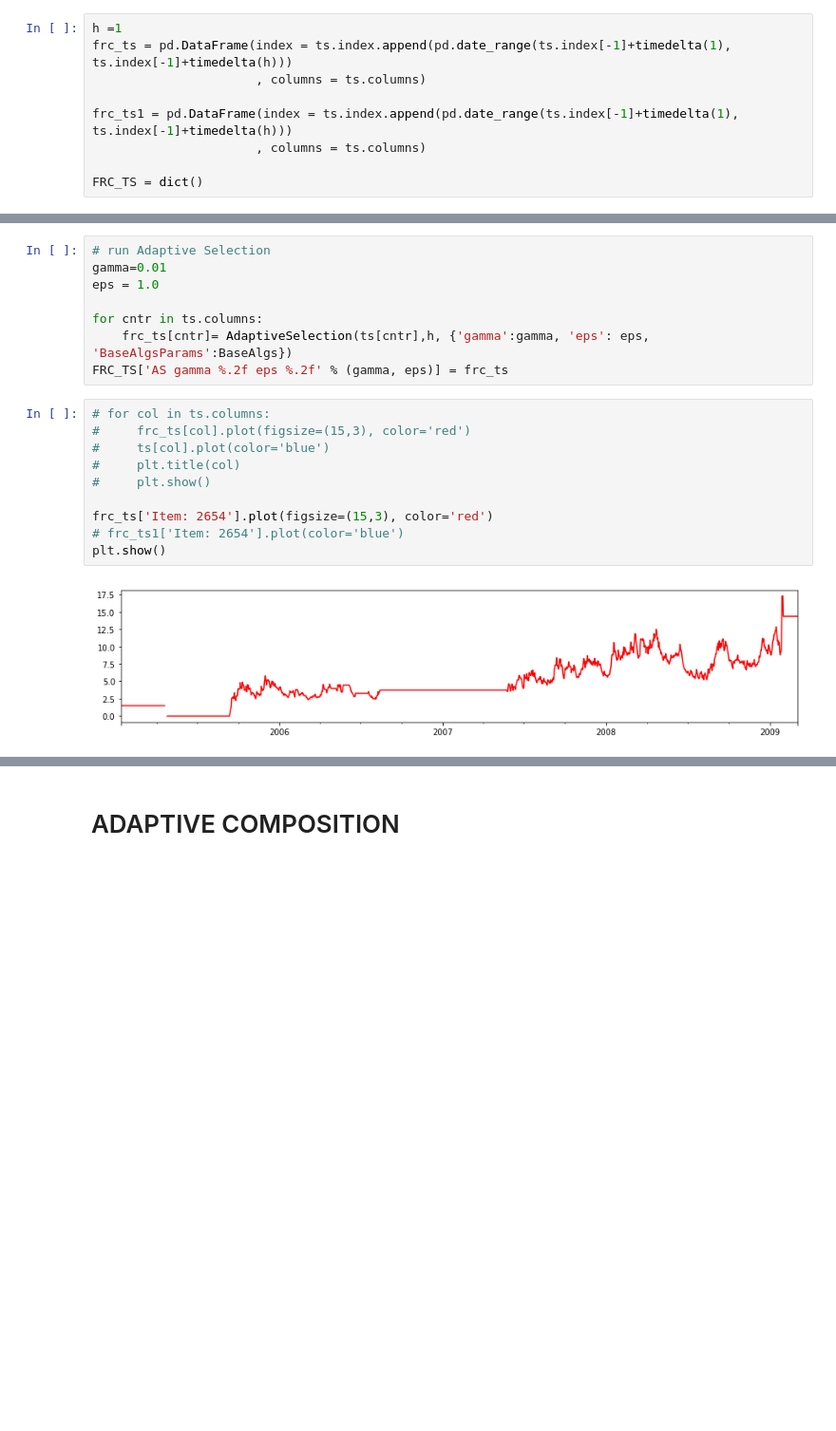
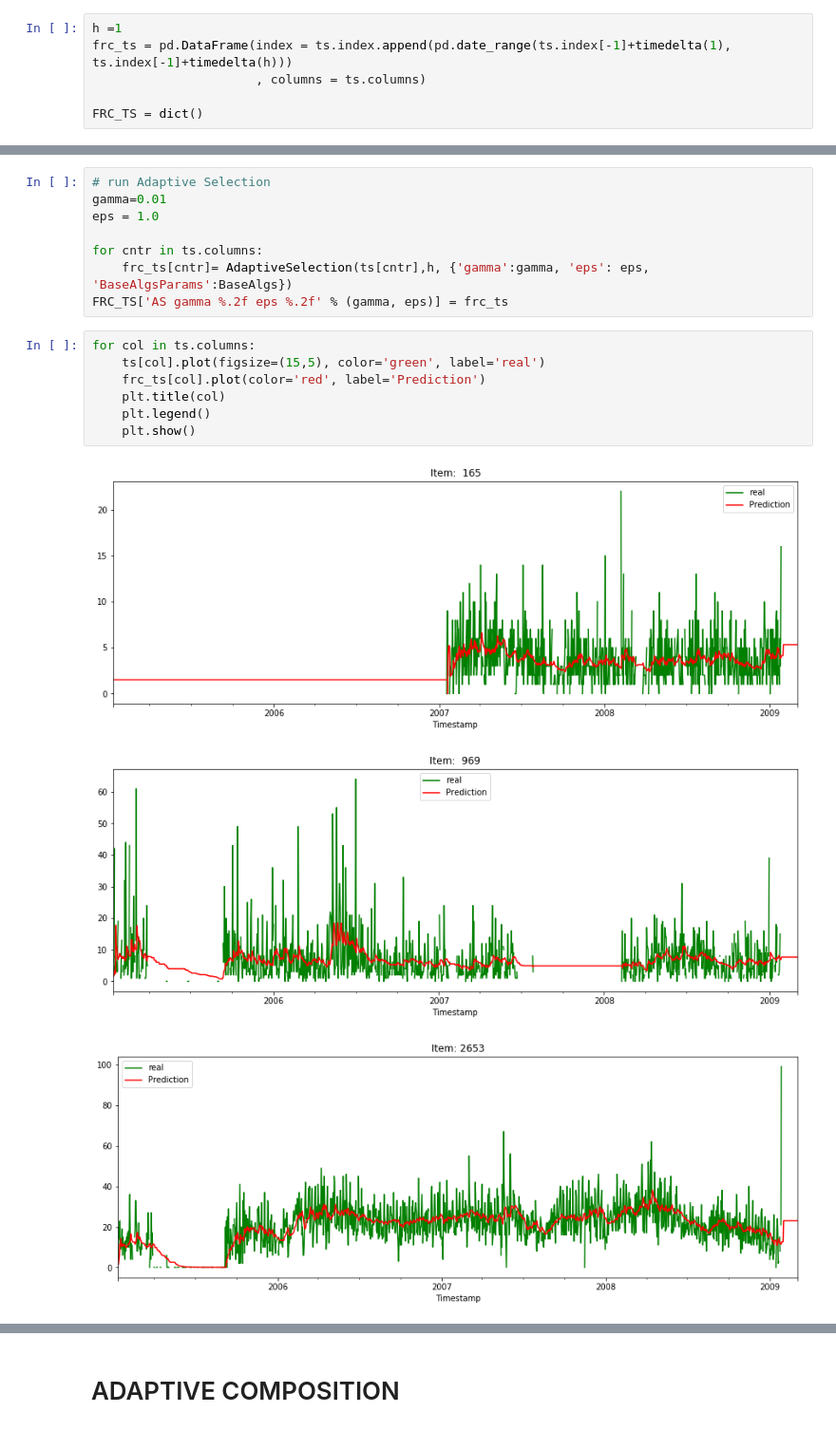
Before and after one commit to DanielBaghdasaryan/TS, a Jupyter notebook: HW5.ipynb, the cells around one changed output, grey strips where cells are left out. Shown at 95% size. Saved outputs shown, nothing was run; the diff lists cells and outputs as text; blank space fills up the shorter version.

```diff
--- a/HW5.ipynb
+++ b/HW5.ipynb
@@ -288,9 +267,6 @@ h =1
 frc_ts = pd.DataFrame(index = ts.index.append(pd.date_range(ts.index[-1]+timedelta(1), ts.index[-1]+timedelta(h)))
                       , columns = ts.columns)
 
-frc_ts1 = pd.DataFrame(index = ts.index.append(pd.date_range(ts.index[-1]+timedelta(1), ts.index[-1]+timedelta(h)))
-                      , columns = ts.columns)
-
 FRC_TS = dict()
 # %%
 for cntr in ts.columns:
@@ -306,14 +282,13 @@ for cntr in ts.columns:
     frc_ts[cntr]= AdaptiveSelection(ts[cntr],h, {'gamma':gamma, 'eps': eps, 'BaseAlgsParams':BaseAlgs})
 FRC_TS['AS gamma %.2f eps %.2f' % (gamma, eps)] = frc_ts
 # %%
-# for col in ts.columns:
-#     frc_ts[col].plot(figsize=(15,3), color='red')
-#     ts[col].plot(color='blue')
-#     plt.title(col)
-#     plt.show()
-
-frc_ts['Item: 2654'].plot(figsize=(15,3), color='red')
-# frc_ts1['Item: 2654'].plot(color='blue')
-plt.show()
+for col in ts.columns:
+    ts[col].plot(figsize=(15,5), color='green', label='real')
+    frc_ts[col].plot(color='red', label='Prediction')
+    plt.title(col)
+    plt.legend()
+    plt.show()
 # %% [output]
-[figure, old version]
+[figure, new version]
+[figure, added]
+[figure, added]
```
Also changed, not shown: parts of 5 cells of this notebook.
